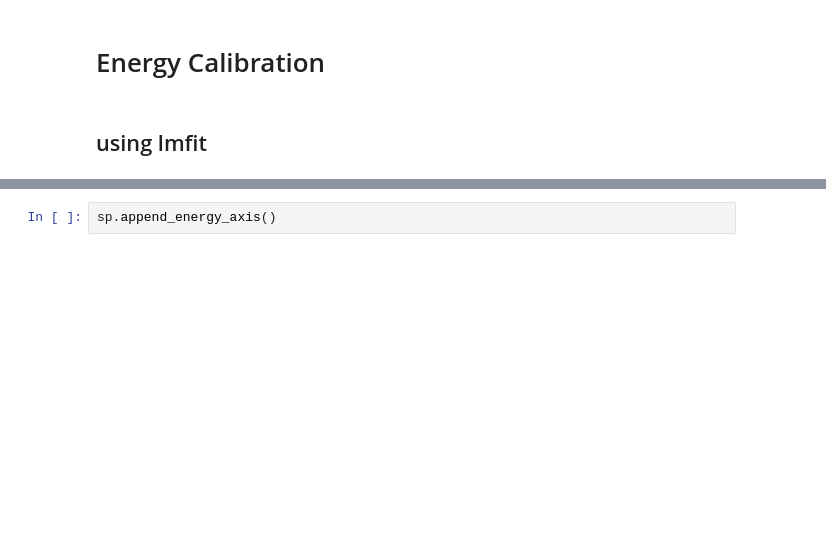
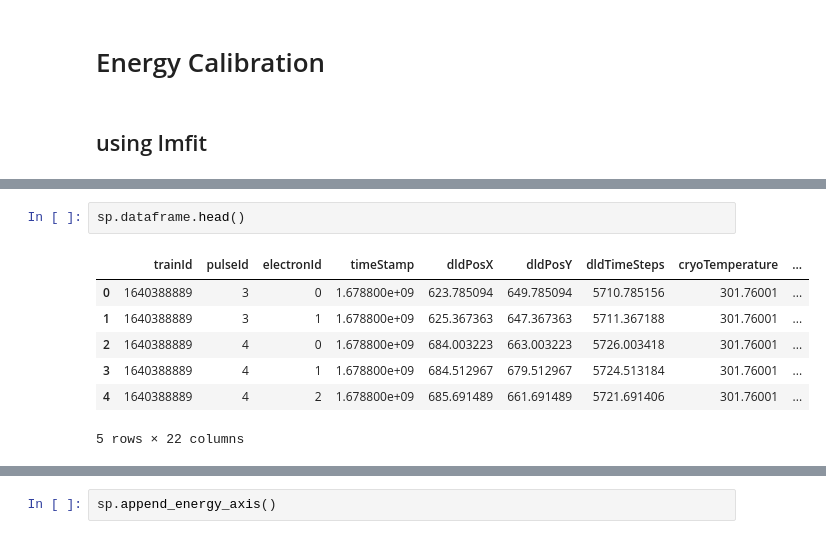
Before and after one commit to OpenCOMPES/sed, a Jupyter notebook: tutorial/5 - hextof workflow.ipynb, the cells around one changed output, grey strips where cells are left out. Cells and saved outputs as stored; diff of their text form; blank space fills up the shorter version.

```diff
--- a/tutorial/5 - hextof workflow.ipynb
+++ b/tutorial/5 - hextof workflow.ipynb
@@ -37,0 +61,10 @@ sp.find_bias_peaks(ranges=ranges, ref_id=ref_id)
+# %%
+sp.dataframe.head()
+# %% [output]
+|  | trainId | pulseId | electronId | timeStamp | dldPosX | dldPosY | dldTimeSteps | cryoTemperature | ... |
+| 0 | 1640388889 | 3 | 0 | 1.678800e+09 | 623.785094 | 649.785094 | 5710.785156 | 301.76001 | ... |
+| 1 | 1640388889 | 3 | 1 | 1.678800e+09 | 625.367363 | 647.367363 | 5711.367188 | 301.76001 | ... |
+| 2 | 1640388889 | 4 | 0 | 1.678800e+09 | 684.003223 | 663.003223 | 5726.003418 | 301.76001 | ... |
+| 3 | 1640388889 | 4 | 1 | 1.678800e+09 | 684.512967 | 679.512967 | 5724.513184 | 301.76001 | ... |
+| 4 | 1640388889 | 4 | 2 | 1.678800e+09 | 685.691489 | 661.691489 | 5721.691406 | 301.76001 | ... |
+5 rows × 22 columns
```
Also changed, not shown: parts of 9 cells of this notebook, 3 other files.
